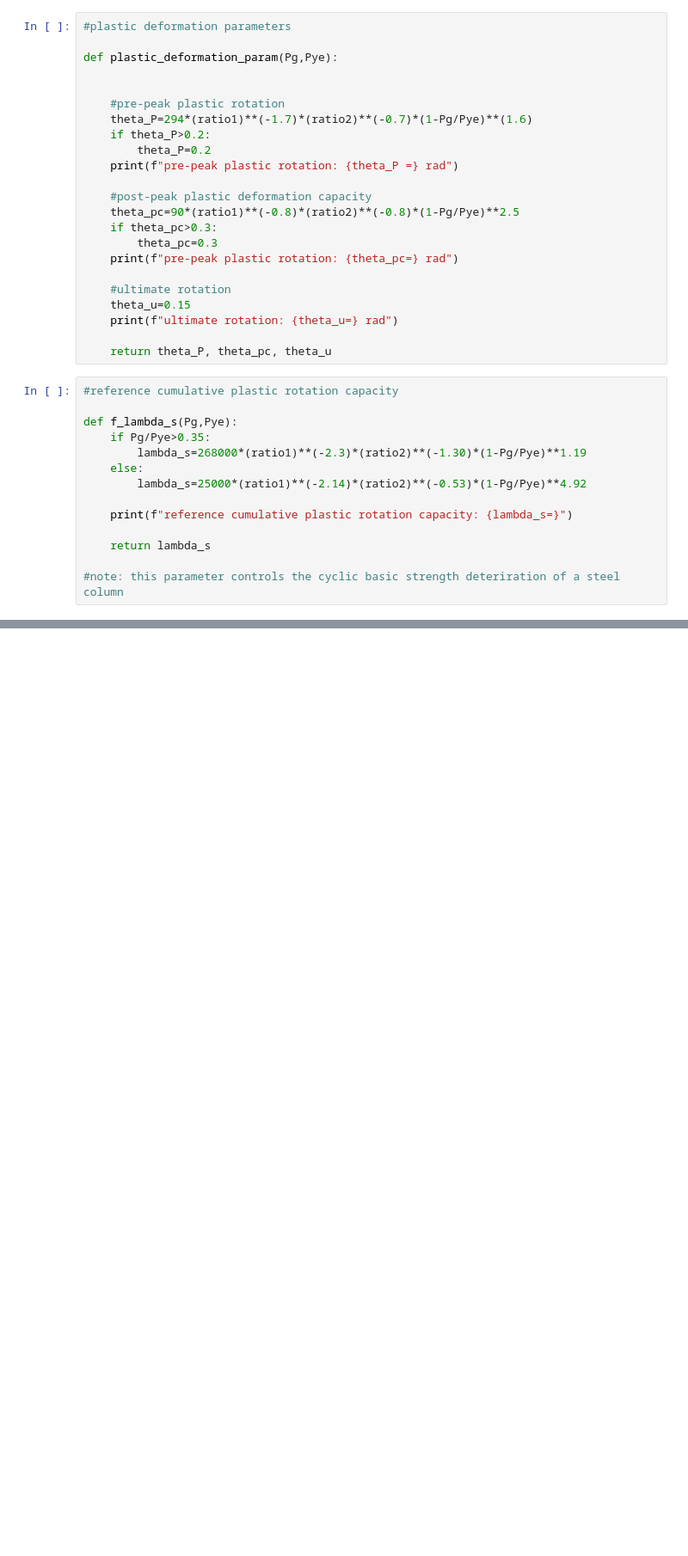
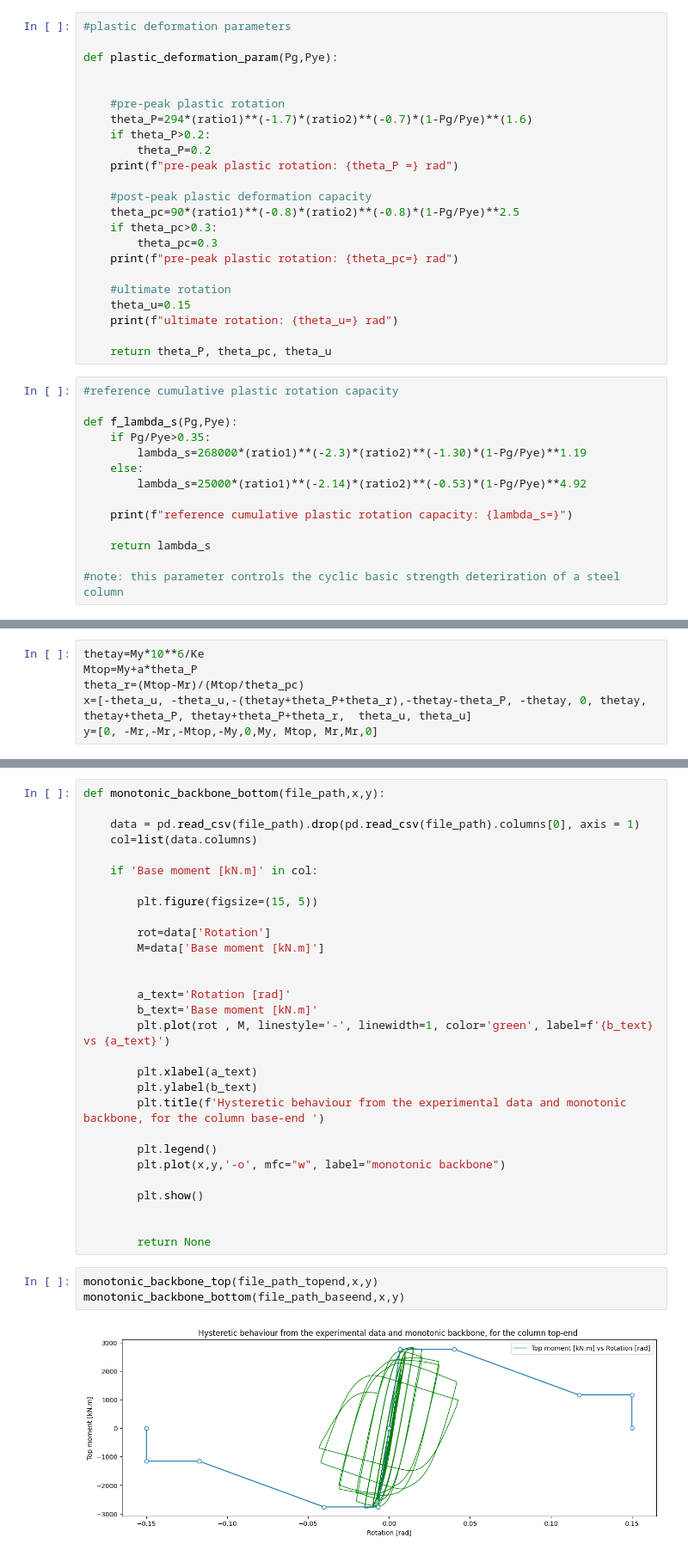
Before and after one commit to LaureToullier/Non-Linear-Analysis, a Jupyter notebook: Projet/NLA_Project_Engler_Toullier.ipynb, the cells around one changed output, grey strips where cells are left out. Shown at 86% size. Drawn from its saved outputs; the diff is of its cells as text; blank space fills up the shorter version.

```diff
--- a/Projet/NLA_Project_Engler_Toullier.ipynb
+++ b/Projet/NLA_Project_Engler_Toullier.ipynb
@@ -467,3 +467,9 @@ pre-peak plastic rotation: theta_pc=0.1328065991531829 rad
 ultimate rotation: theta_u=0.15 rad
 reference cumulative plastic rotation capacity: lambda_s=0.5688032866064358
 elastic stiffness: Ke =406251211486.0713
+# %%
+thetay=My*10**6/Ke
+Mtop=My+a*theta_P
+theta_r=(Mtop-Mr)/(Mtop/theta_pc)
+x=[-theta_u, -theta_u,-(thetay+theta_P+theta_r),-thetay-theta_P, -thetay, 0, thetay, thetay+theta_P, thetay+theta_P+theta_r,  theta_u, theta_u]
+y=[0, -Mr,-Mr,-Mtop,-My,0,My, Mtop, Mr,Mr,0]
@@ -469,0 +507,34 @@ elastic stiffness: Ke =406251211486.0713
+# %%
+def monotonic_backbone_bottom(file_path,x,y):
+
+    data = pd.read_csv(file_path).drop(pd.read_csv(file_path).columns[0], axis = 1)
+    col=list(data.columns)
+
+    if 'Base moment [kN.m]' in col:
+
+        plt.figure(figsize=(15, 5))
+
+        rot=data['Rotation']
+        M=data['Base moment [kN.m]']
+
+
+        a_text='Rotation [rad]'
+        b_text='Base moment [kN.m]'
+        plt.plot(rot , M, linestyle='-', linewidth=1, color='green', label=f'{b_text} vs {a_text}')
+
+        plt.xlabel(a_text)
+        plt.ylabel(b_text)
+        plt.title(f'Hysteretic behaviour from the experimental data and monotonic backbone, for the column base-end ')
+
+        plt.legend()
+        plt.plot(x,y,'-o', mfc="w", label="monotonic backbone")
+
+        plt.show()
+
+
+        return None
+# %%
+monotonic_backbone_top(file_path_topend,x,y)
+monotonic_backbone_bottom(file_path_baseend,x,y)
+# %% [output]
+[figure, added]
```
Also changed, not shown: parts of 5 cells of this notebook.
